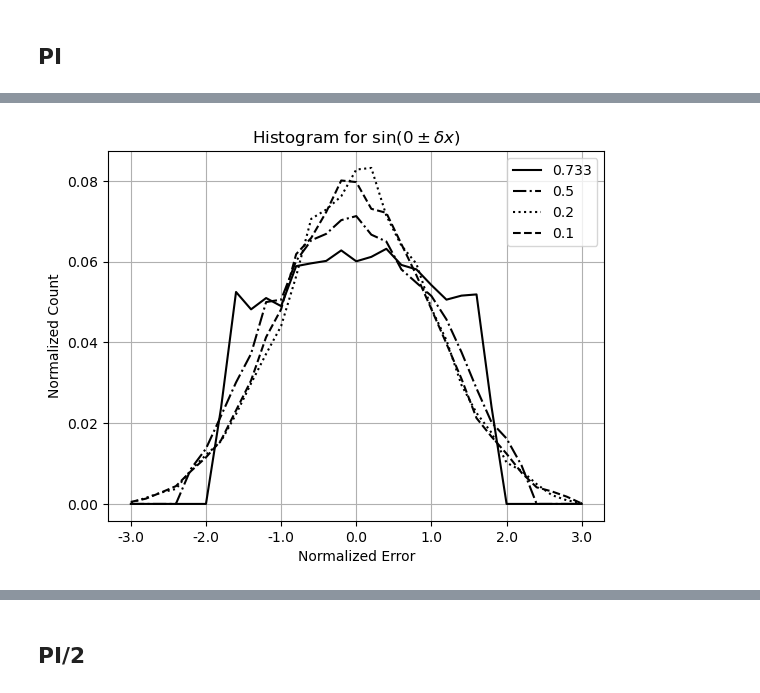
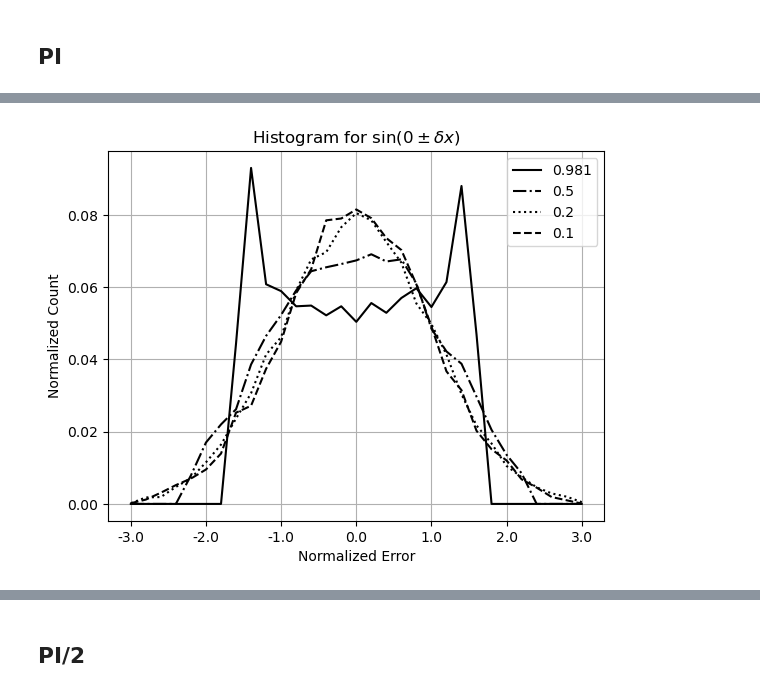
Before and after one commit to Chengpu0707/VarianceArithmetic, a Jupyter notebook: IPyNb/ConvergeEdge.ipynb, the cells around one changed output, grey strips where cells are left out. Saved outputs shown, nothing was run; the diff lists cells and outputs as text; code cells hidden in the pictures.

```diff
--- a/IPyNb/ConvergeEdge.ipynb
+++ b/IPyNb/ConvergeEdge.ipynb
@@ -252,8 +251,8 @@ df.head()
 5 rows × 41 columns
 # %%
-PlotHisto(topic=r'$\sin(0 \pm \delta x)$', sInput={0.733: 'k-', 0.5: 'k-.', 0.2: 'k:', 0.1: 'k--'})
+PlotHisto(topic=r'$\sin(0 \pm \delta x)$', sInput={0.981: 'k-', 0.5: 'k-.', 0.2: 'k:', 0.1: 'k--'})
 # %% [output]
-[figure, old version]
+[figure, new version]
 # %%
 PlotCompare(topic=r'$\sin(0 \pm \delta x)$')
 # %% [output]
```
Also changed, not shown: parts of 23 cells of this notebook, 3 other files.
